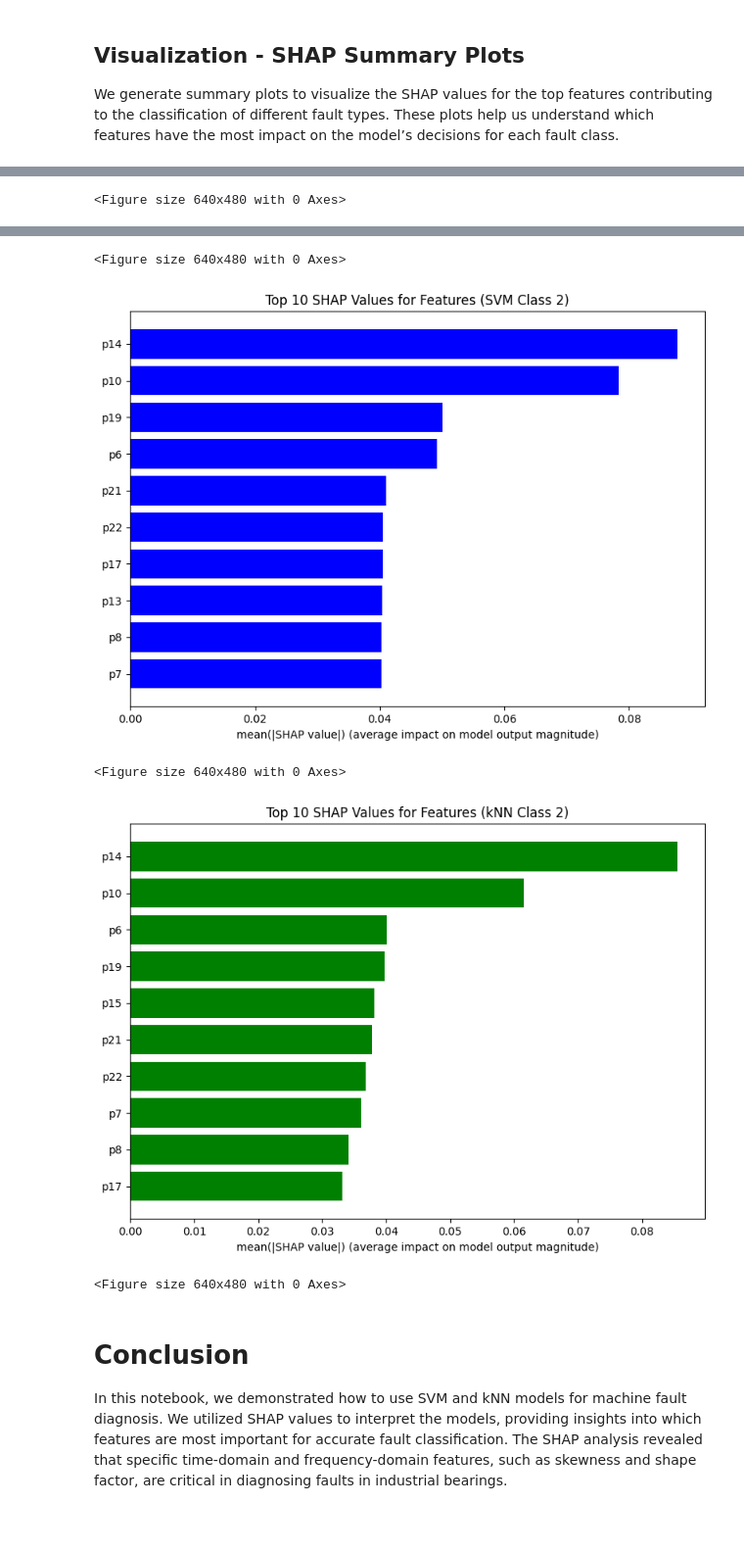
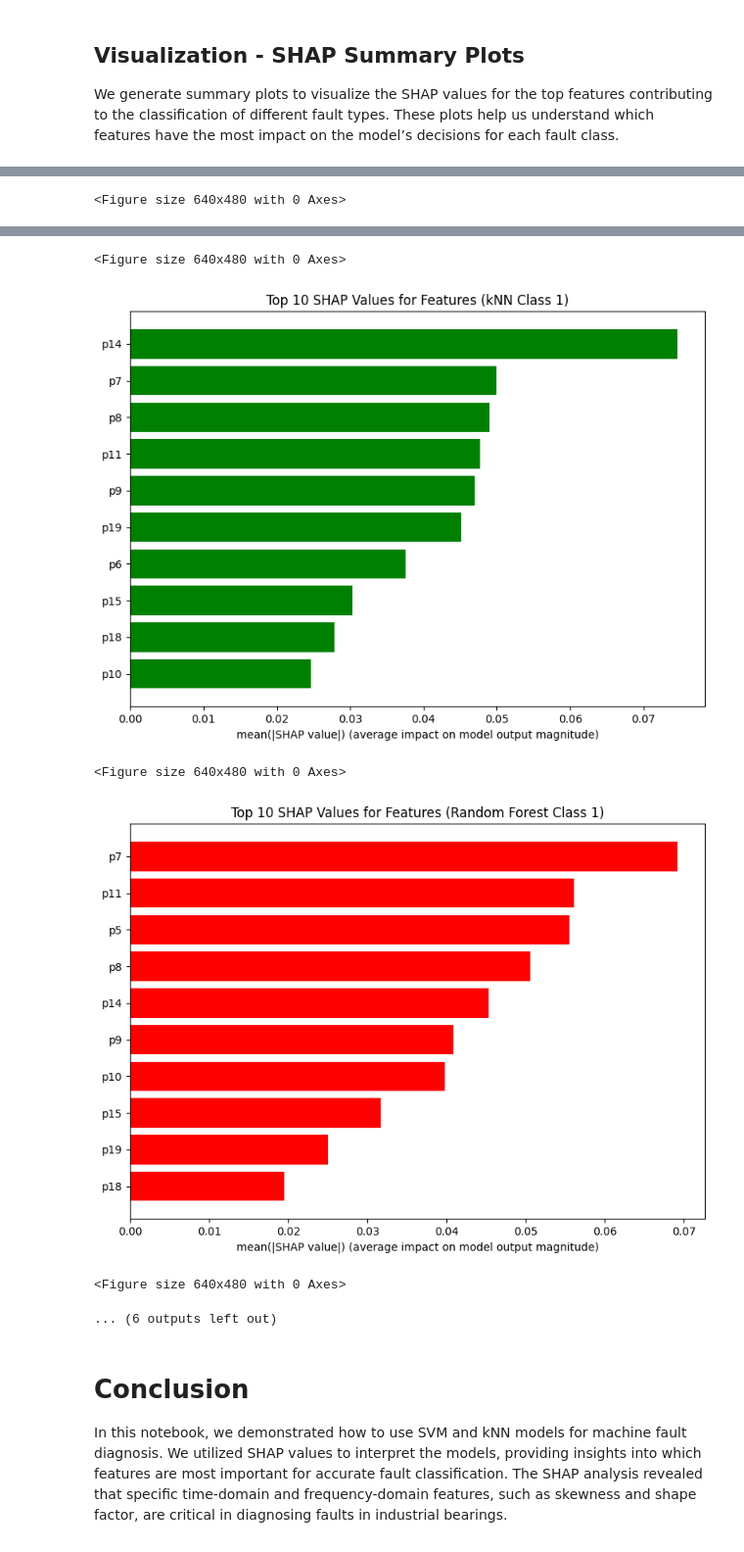
Before and after one commit to som-art/XAI_Machine_Learning, a Jupyter notebook: Updated_XAI_Machine_Fault_Diagnosis.ipynb, the cells around one changed output, grey strips where cells are left out. Shown at 98% size. Drawn from its saved outputs; the diff is of its cells as text; code cells hidden in the pictures.

```diff
--- a/Updated_XAI_Machine_Fault_Diagnosis.ipynb
+++ b/Updated_XAI_Machine_Fault_Diagnosis.ipynb
@@ -269,6 +266,12 @@ for i in range(3):
     sorted_indices_knn = np.argsort(mean_knn_shap_values)[::-1]  # Sort indices in descending order
     sorted_knn_shap_values = mean_knn_shap_values[sorted_indices_knn][:10]  # Keep top 10
     sorted_knn_features = train_X.columns[sorted_indices_knn][:10]  # Keep top 10 features
+
+    # Random Forest: Calculate and sort mean SHAP values
+    mean_rf_shap_values = np.mean(np.abs([rv[:, i] for rv in rf_shap_values]), axis=0)
+    sorted_indices_rf = np.argsort(mean_rf_shap_values)[::-1]  # Sort indices in descending order
+    sorted_rf_shap_values = mean_rf_shap_values[sorted_indices_rf][:10]  # Keep top 10
+    sorted_rf_features = train_X.columns[sorted_indices_rf][:10]  # Keep top 10 features
 
     # Plot SVM SHAP values (Top 10 features)
     plt.figure(figsize=(8, 6))
@@ -289,6 +292,16 @@ for i in range(3):
     plt.savefig(os.path.join(outDir, f'Top10_SHAP_Values_kNN_Class_{i}.png'), dpi=300, bbox_inches='tight')
     plt.show()
     plt.clf()
+
+    # Plot Random Forest SHAP values (Top 10 features)
+    plt.figure(figsize=(8, 6))
+    plt.barh(sorted_rf_features[::-1], sorted_rf_shap_values[::-1], color='red')  # Reverse for descending order
+    plt.xlabel("mean(|SHAP value|) (average impact on model output magnitude)")
+    plt.title(f"Top 10 SHAP Values for Features (Random Forest Class {i})")
+    plt.tight_layout()
+    plt.savefig(os.path.join(outDir, f'Top10_SHAP_Values_RF_Class_{i}.png'), dpi=300, bbox_inches='tight')
+    plt.show()
+    plt.clf()
 # %% [output]
 [figure]
 <Figure size 640x480 with 0 Axes>
@@ -300,8 +313,9 @@ for i in range(3):
 <Figure size 640x480 with 0 Axes>
-[figure, old version]
+[figure, new version]
 <Figure size 640x480 with 0 Axes>
-[figure, old version]
+[figure, new version]
 <Figure size 640x480 with 0 Axes>
+... (6 outputs left out)
 # %% [markdown]
 # Conclusion
 
```
Also changed, not shown: parts of 4 cells of this notebook, 18 other files.
